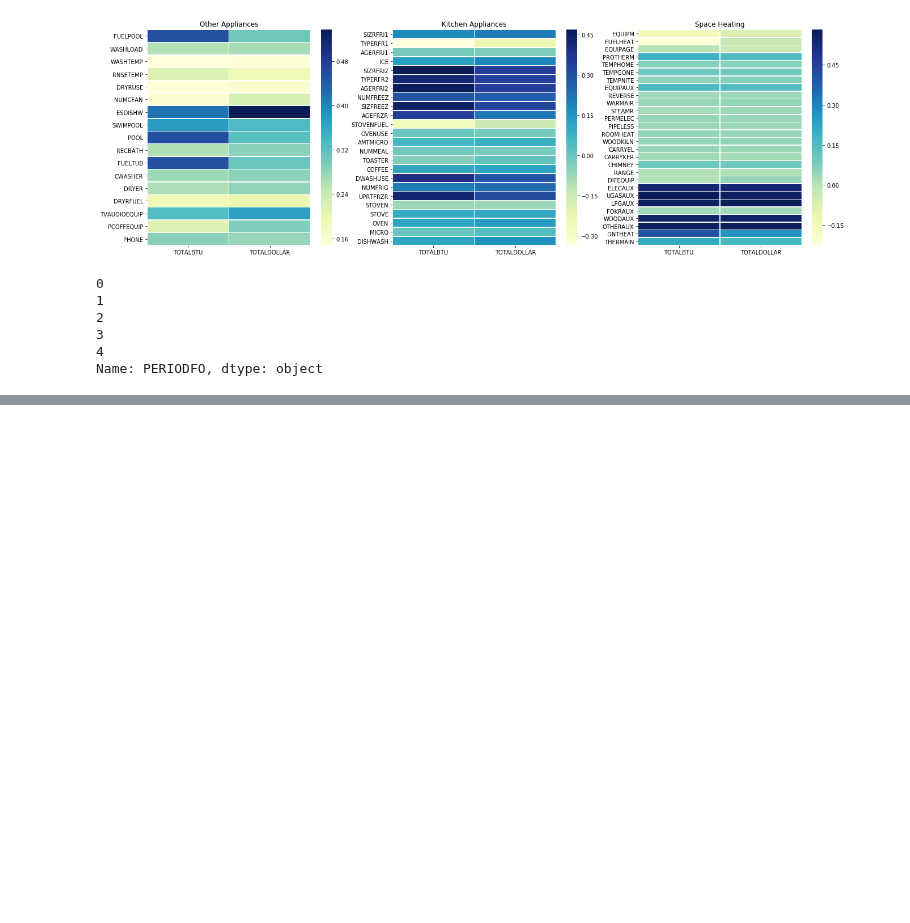
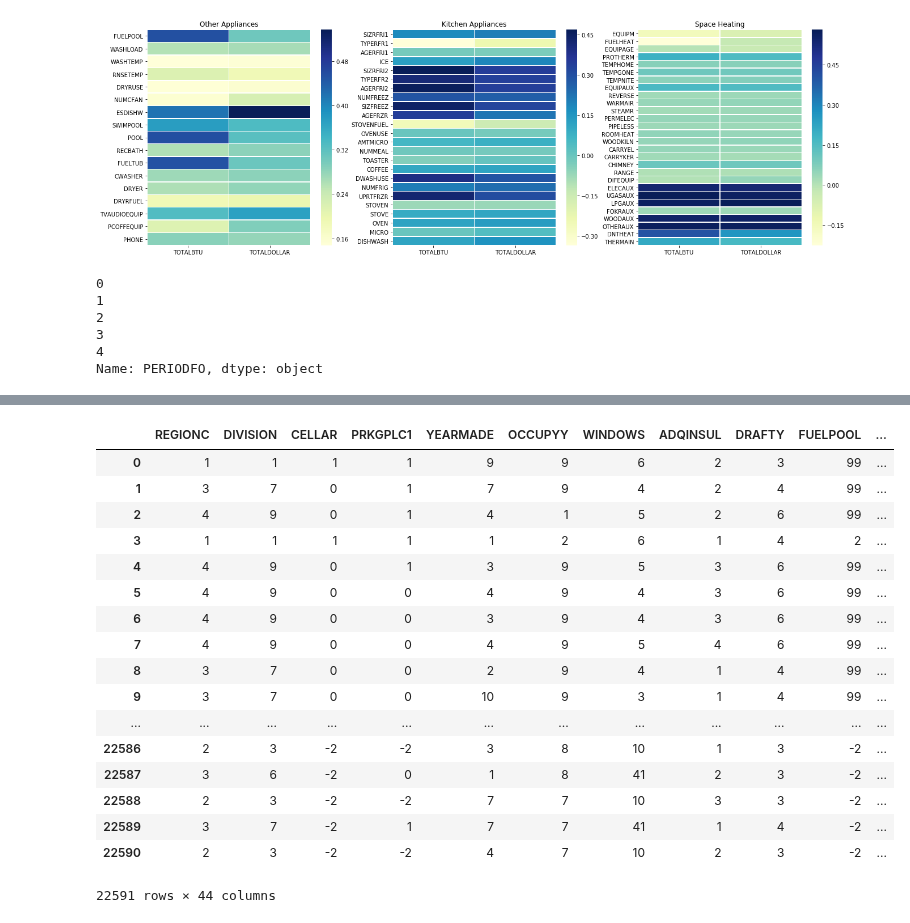
Before and after one commit to sigmanudude/ResidentialEnergyPrediction, a Jupyter notebook: ExploreRECSData.ipynb, the cells around one changed output, grey strips where cells are left out. Saved outputs shown, nothing was run; the diff lists cells and outputs as text; code cells hidden in the pictures; blank space fills up the shorter version.

```diff
--- a/ExploreRECSData.ipynb
+++ b/ExploreRECSData.ipynb
@@ -223,3 +223,5 @@ df_recs['PERIODFO'].head()
 3
 4
 Name: PERIODFO, dtype: object
+# %%
+df_cols_forplot=df_cols[(df_cols.COLUMN_TYPE == 'Categorical') & (df_cols.FEATURES_MODEL == 'Y')].COLUMN_NAME.tolist()
@@ -225,0 +233,4 @@ Name: PERIODFO, dtype: object
+# %%
+df_cols_forplot.append('TOTALBTU')
+# %%
+df_cols_forplot.append('TOTALDOLLAR')
@@ -225,0 +257,2 @@ Name: PERIODFO, dtype: object
+# %%
+df_to_plot=df_recs[df_cols_forplot]
@@ -225,0 +281,21 @@ Name: PERIODFO, dtype: object
+# %%
+df_to_plot
+# %% [output]
+|  | REGIONC | DIVISION | CELLAR | PRKGPLC1 | YEARMADE | OCCUPYY | WINDOWS | ADQINSUL | DRAFTY | FUELPOOL | ... |
+| 0 | 1 | 1 | 1 | 1 | 9 | 9 | 6 | 2 | 3 | 99 | ... |
+| 1 | 3 | 7 | 0 | 1 | 7 | 9 | 4 | 2 | 4 | 99 | ... |
+| 2 | 4 | 9 | 0 | 1 | 4 | 1 | 5 | 2 | 6 | 99 | ... |
+| 3 | 1 | 1 | 1 | 1 | 1 | 2 | 6 | 1 | 4 | 2 | ... |
+| 4 | 4 | 9 | 0 | 1 | 3 | 9 | 5 | 3 | 6 | 99 | ... |
+| 5 | 4 | 9 | 0 | 0 | 4 | 9 | 4 | 3 | 6 | 99 | ... |
+| 6 | 4 | 9 | 0 | 0 | 3 | 9 | 4 | 3 | 6 | 99 | ... |
+| 7 | 4 | 9 | 0 | 0 | 4 | 9 | 5 | 4 | 6 | 99 | ... |
+| 8 | 3 | 7 | 0 | 0 | 2 | 9 | 4 | 1 | 4 | 99 | ... |
+| 9 | 3 | 7 | 0 | 0 | 10 | 9 | 3 | 1 | 4 | 99 | ... |
+| ... | ... | ... | ... | ... | ... | ... | ... | ... | ... | ... | ... |
+| 22586 | 2 | 3 | -2 | -2 | 3 | 8 | 10 | 1 | 3 | -2 | ... |
+| 22587 | 3 | 6 | -2 | 0 | 1 | 8 | 41 | 2 | 3 | -2 | ... |
+| 22588 | 2 | 3 | -2 | -2 | 7 | 7 | 10 | 3 | 3 | -2 | ... |
+| 22589 | 3 | 7 | -2 | 1 | 7 | 7 | 41 | 1 | 4 | -2 | ... |
+| 22590 | 2 | 3 | -2 | -2 | 4 | 7 | 10 | 2 | 3 | -2 | ... |
+22591 rows × 44 columns
```
Also changed, not shown: parts of 7 cells of this notebook.
